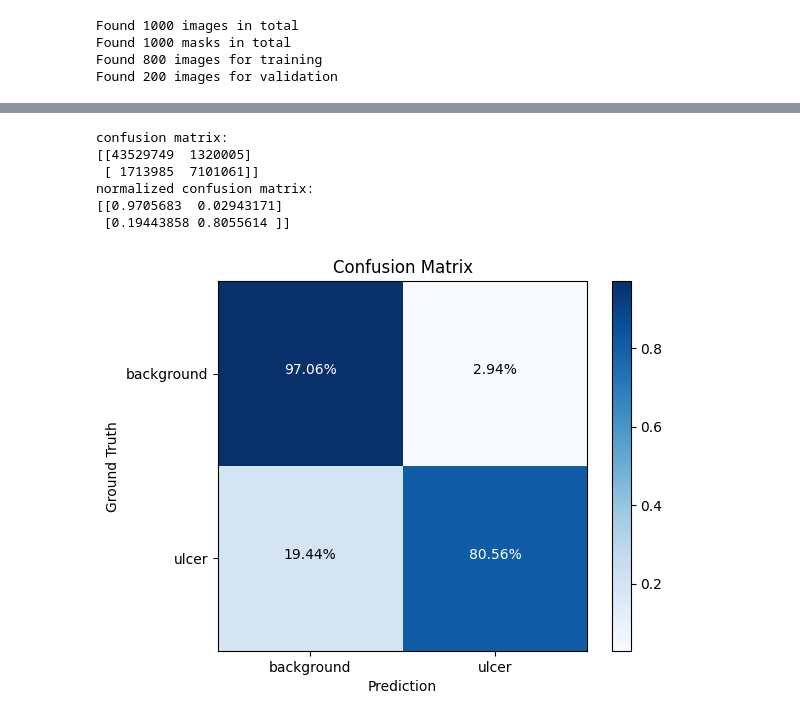
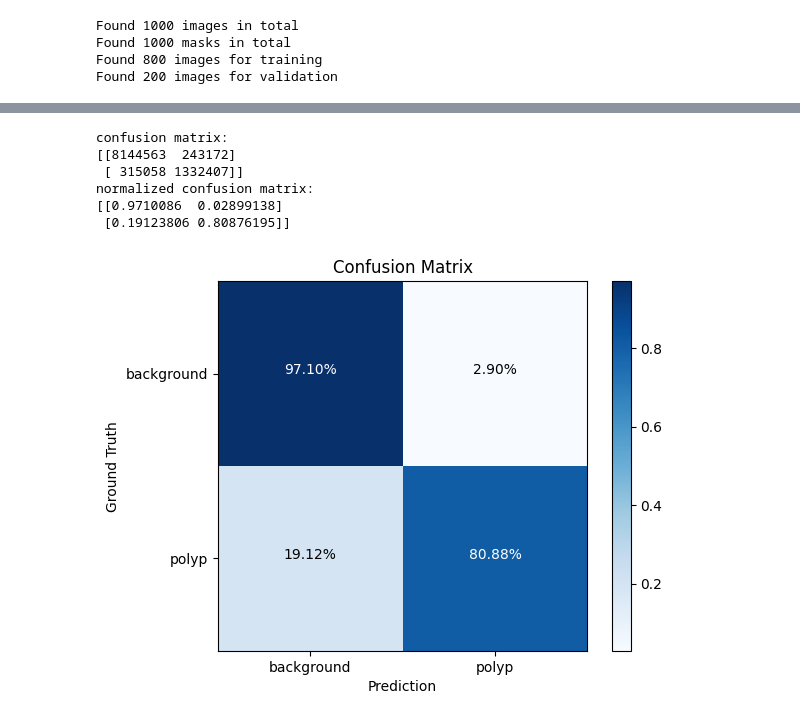
Before and after one commit to firdowsacige/brain_tumor, a Jupyter notebook: Untitled23.ipynb, the cells around one changed output, grey strips where cells are left out. Drawn from its saved outputs; the diff is of its cells as text; code cells hidden in the pictures.

```diff
--- a/Untitled23.ipynb
+++ b/Untitled23.ipynb
@@ -155,10 +142,10 @@ Model directory: /content/models/dinov2_linear_probing
 Image files in directory: /content/kvasir_seg/Kvasir-SEG/images/
 Ground Truth Mask files in directory: /content/kvasir_seg/Kvasir-SEG/labels/
 # %%
-IMAGE_SIZE = 518 # image size for the model input (H and W)
+IMAGE_SIZE = 224 # image size for the model input (H and W)
 NORM_MEAN = (0.485, 0.456, 0.406) # mean values for normalization
 NORM_STD = (0.229, 0.224, 0.225) # standard deviation values for normalization
-class DFUC2022_Dataset(Dataset):
+class Polyp_Dataset(Dataset):
     """
     Custom PyTorch Dataset class for the DFUC2022 dataset that loads the images and masks and applies the albumentation augmentation pipeline.
     image_files: list of image filenames
@@ -235,11 +222,11 @@ print(f'Found {len(train_image_files)} images for training')
 print(f'Found {len(valid_image_files)} images for validation')
 
 # Create the training and validation datasets
-train_dataset = DFUC2022_Dataset(train_image_files, train_mask_files, train_transform)
-valid_dataset = DFUC2022_Dataset(valid_image_files, valid_mask_files, valid_transform)
+train_dataset = Polyp_Dataset(train_image_files, train_mask_files, train_transform)
+valid_dataset = Polyp_Dataset(valid_image_files, valid_mask_files, valid_transform)
 
 # Create the training and validation data loaders
-BATCH_SIZE = 128  # Batch size for training and validation
+BATCH_SIZE = 4  # Batch size for training and validation
 
 train_loader = DataLoader(dataset=train_dataset,
                           shuffle=True,  # Shuffle the data for training each epoch
@@ -404,7 +384,8 @@ metrics = MetricCollection({
 # logs
 logs = {'loss': [], 'iou': [], 'dice': [], 'val_loss': [], 'val_iou': [], 'val_dice': []}
 # %%
-NUM_EPOCHS = 18 # number of epochs to train
+
+NUM_EPOCHS = 100 # number of epochs to train
 
 
 start_training = time.perf_counter() # start time of training
@@ -619,35 +600,35 @@ Testdata evaluation results:
 # %%
 cm = eval_metrics['cm'].numpy()
 ncm = eval_metrics['ncm'].numpy()
 print(f"confusion matrix:\n{cm}\n"
      f"normalized confusion matrix:\n{ncm}")
 
 # plot confusion matrix
 fig, ax = plt.subplots(1,1)
 cm_fig = ax.imshow(ncm, interpolation='nearest', cmap="Blues") # plot confusion matrix background color
 fig.colorbar(cm_fig, ax=ax) # add confusion matrix color bar
 ax.set_xticks(np.arange(2))
 ax.set_yticks(np.arange(2))
-ax.set_xticklabels(['background', 'ulcer'])
-ax.set_yticklabels(['background', 'ulcer'])
+ax.set_xticklabels(['background', 'polyp'])
+ax.set_yticklabels(['background', 'polyp'])
 ax.set_xlabel('Prediction')
 ax.set_ylabel('Ground Truth')
 ax.set_title("Confusion Matrix")
 
 # plot confusion matrix values
 for ix, iy in np.ndindex(ncm.shape):
     ax.text(iy, ix, f"{100*ncm[ix, iy]:.2f}%", horizontalalignment="center", color="white" if ncm[ix, iy] > ncm.max() / 2.0 else "black")
 
 fig.savefig(f'{MODEL_DIR}/confusion_matrix.png', dpi=100, format="png")
 plt.show()
 # %% [output]
 confusion matrix:
-[[43529749  1320005]
- [ 1713985  7101061]]
+[[8144563  243172]
+ [ 315058 1332407]]
 normalized confusion matrix:
-[[0.9705683  0.02943171]
- [0.19443858 0.8055614 ]]
+[[0.9710086  0.02899138]
+ [0.19123806 0.80876195]]
-[figure, old version]
+[figure, new version]
 # %%
 def show_predictions(images, masks, prediction_masks, n=6):
     images = images.cpu().numpy()
```
Also changed, not shown: parts of 16 cells of this notebook.
